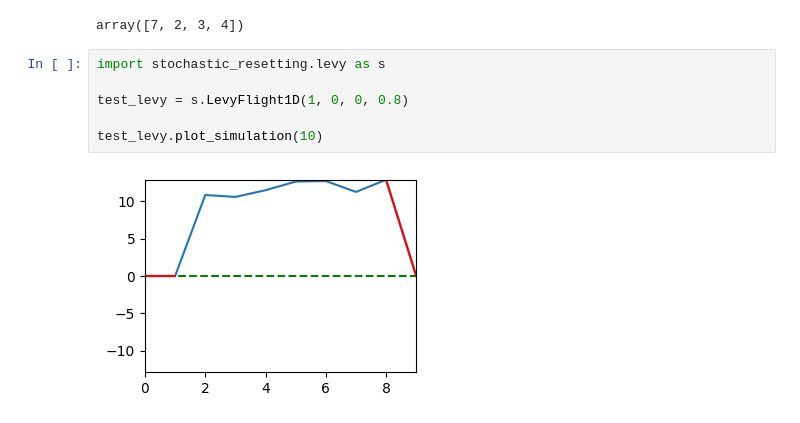
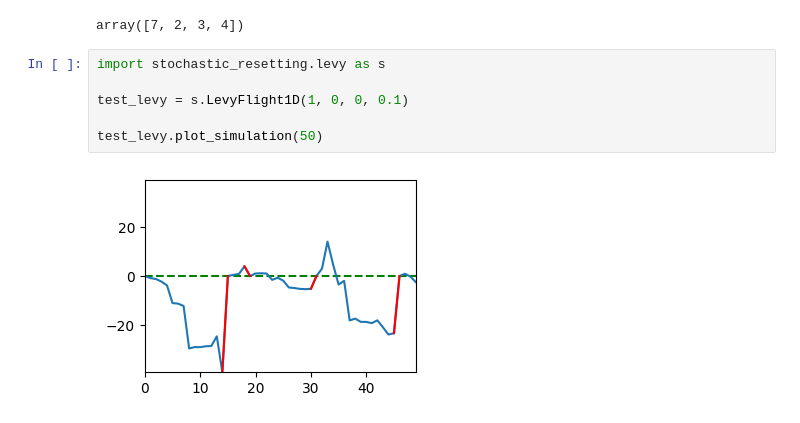
Before and after one commit to John-Zou-IC/M2R_Stochastic_Resetting, a Jupyter notebook: figures.ipynb, the cells around one changed output. Cells and saved outputs as stored; diff of their text form.

Commit message:
Fixing 1d Levy Flight

```diff
--- a/figures.ipynb
+++ b/figures.ipynb
@@ -132,8 +132,8 @@ array([7, 2, 3, 4])
 # %%
 import stochastic_resetting.levy as s
 
-test_levy = s.LevyFlight1D(1, 0, 0, 0.8)
+test_levy = s.LevyFlight1D(1, 0, 0, 0.1)
 
-test_levy.plot_simulation(10)
+test_levy.plot_simulation(50)
 # %% [output]
-[figure, old version]
+[figure, new version]
```
Also changed, not shown: parts of 4 cells of this notebook, 1 other file.
